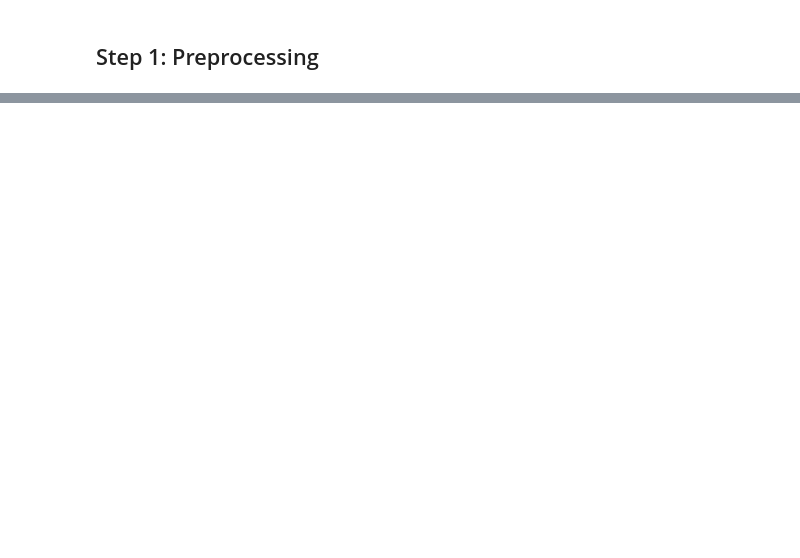
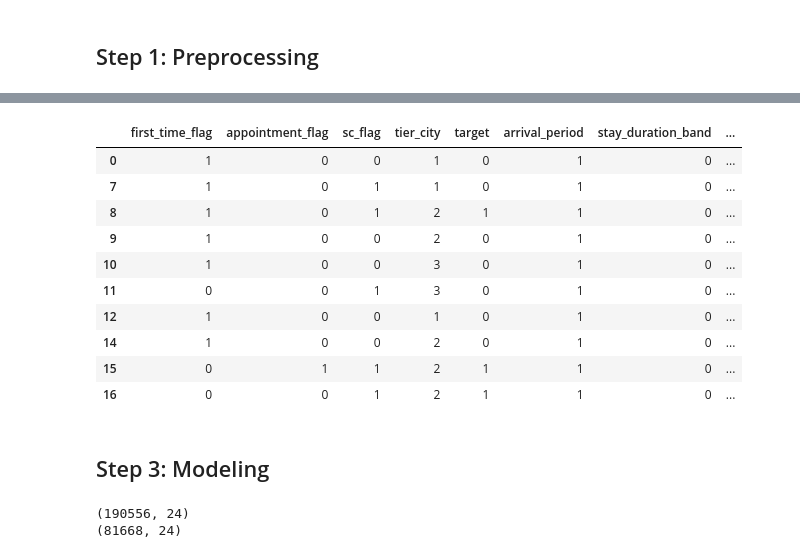
Before and after one commit to wuguangxinchn/DSND_Term2_Customer_Visit_Analysis, a Jupyter notebook: customer_visit_analysis.ipynb, the cells around one changed output, grey strips where cells are left out. Saved outputs shown, nothing was run; the diff lists cells and outputs as text; code cells hidden in the pictures; blank space fills up the shorter version.

```diff
--- a/customer_visit_analysis.ipynb
+++ b/customer_visit_analysis.ipynb
@@ -83,0 +240,6 @@ array(['看车比价', '办手续', '交车', '订单', '其他', '退订', nan,
+# %%
+# Convert tier_city to sequence feature
+data.tier_city = data.tier_city.map( {'Tier 1': 1, 'Tier 2': 2, 'Tier 3': 3, 'Tier 4': 4} ).astype(int)
+# %%
+# Convert subregion to one-hot features
+data = pd.get_dummies(data, columns=['subregion'])
@@ -83,0 +266,34 @@ array(['看车比价', '办手续', '交车', '订单', '其他', '退订', nan,
+# %%
+# delete the columns which we will not use any more
+final_df = data.drop(['arrival_time',
+                      'depart_time',
+                      'drive_time_f',
+                      'drive_time_t',
+                      'drive_model',
+                      'Intentional_model',
+                      'current_brand',
+                      'quote_flag',
+                      'order_flag',
+                      'delivery_flag',
+                      'period',
+                      'objective',
+                      'area_region',
+                      'area',
+                      'stay_duration',
+                      'drive_duration'], axis=1)
+# %%
+final_df.head(10)
+# %% [output]
+|  | first_time_flag | appointment_flag | sc_flag | tier_city | target | arrival_period | stay_duration_band | ... |
+| 0 | 1 | 0 | 0 | 1 | 0 | 1 | 0 | ... |
+| 7 | 1 | 0 | 1 | 1 | 0 | 1 | 0 | ... |
+| 8 | 1 | 0 | 1 | 2 | 1 | 1 | 0 | ... |
+| 9 | 1 | 0 | 0 | 2 | 0 | 1 | 0 | ... |
+| 10 | 1 | 0 | 0 | 3 | 0 | 1 | 0 | ... |
+| 11 | 0 | 0 | 1 | 3 | 0 | 1 | 0 | ... |
+| 12 | 1 | 0 | 0 | 1 | 0 | 1 | 0 | ... |
+| 14 | 1 | 0 | 0 | 2 | 0 | 1 | 0 | ... |
+| 15 | 0 | 1 | 1 | 2 | 1 | 1 | 0 | ... |
+| 16 | 0 | 0 | 1 | 2 | 1 | 1 | 0 | ... |
+# %% [markdown]
+## Step 3: Modeling
@@ -83,0 +314,9 @@ array(['看车比价', '办手续', '交车', '订单', '其他', '退订', nan,
+# %%
+X = final_df.drop(['target'],axis=1).as_matrix()
+y = final_df['target'].as_matrix()
+X_train, X_test, y_train, y_test = train_test_split(X, y, test_size=0.3, random_state=0)
+print(X_train.shape)
+print(X_test.shape)
+# %% [output]
+(190556, 24)
+(81668, 24)
```
Also changed, not shown: parts of 46 cells of this notebook.
